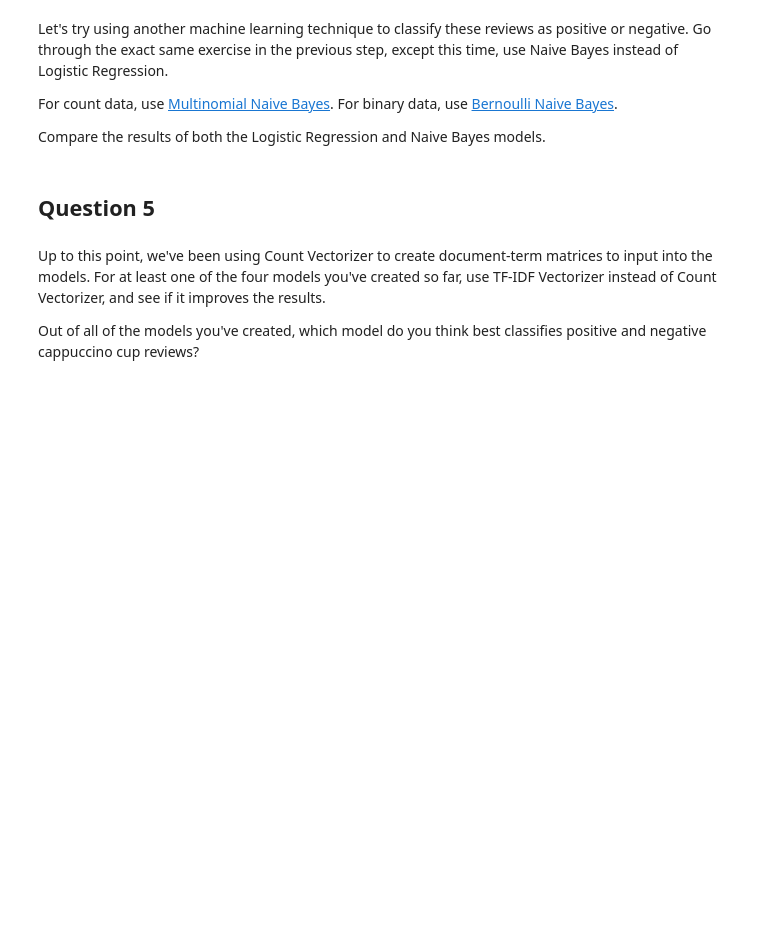
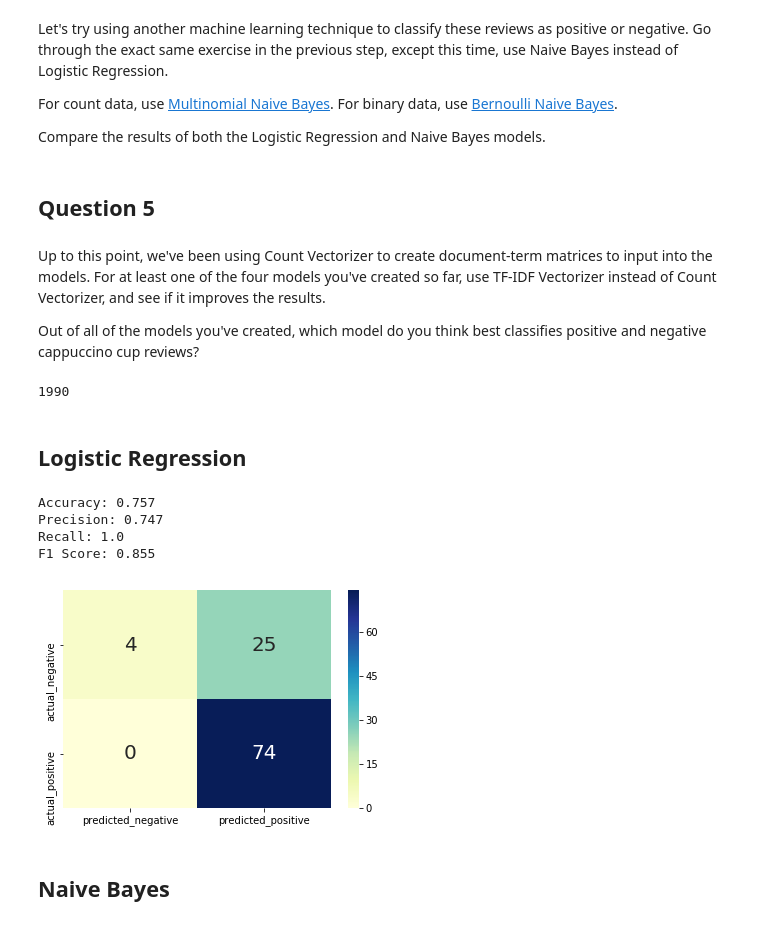
Before and after one commit to Abhinav1004/Intel-NLP-Course, a Jupyter notebook: Machine_Learning_and_NLP_Exercise.ipynb, the cells around one changed output. Saved outputs shown, nothing was run; the diff lists cells and outputs as text; code cells hidden in the pictures; blank space fills up the shorter version.

```diff
--- a/Machine_Learning_and_NLP_Exercise.ipynb
+++ b/Machine_Learning_and_NLP_Exercise.ipynb
@@ -170,0 +229,2 @@ Recommendation: Create a function to calculate the error metrics, since you'll b
+# %%
+data_trim['unigram_bigram'] = data.reviews.apply(lambda x:remove_prepare(build_ngrams(x,2)))
@@ -170,0 +246,3 @@ Recommendation: Create a function to calculate the error metrics, since you'll b
+# %%
+x = data_trim.loc[:,'unigram_bigram']
+y = data_trim.loc[:,'reviews_text']
@@ -171,2 +253,4 @@ Recommendation: Create a function to calculate the error metrics, since you'll b
+# %%
+xtrain,xtest,ytrain,ytest = train_test_split(x,y,test_size=0.2)
 # %% [markdown]
 ## Question 4 ##
@@ -182,3 +268,13 @@ Compare the results of both the Logistic Regression and Naive Bayes models.
 Up to this point, we've been using Count Vectorizer to create document-term matrices to input into the models. For at least one of the four models you've created so far, use TF-IDF Vectorizer instead of Count Vectorizer, and see if it improves the results.
 
 Out of all of the models you've created, which model do you think best classifies positive and negative cappuccino cup reviews?
+# %%
+cv = TfidfVectorizer()
+xtrain_cv = cv.fit_transform(xtrain).toarray()
+xtest_cv = cv.transform(xtest).toarray()
+# %%
+print(len(xtrain_cv[0]))
+# %% [output]
+1990
+# %% [markdown]
+## Logistic Regression
@@ -184,0 +285,11 @@ Out of all of the models you've created, which model do you think best classifie
+# %%
+cm = print_confusion_matrix(ytest,y_pred)
+print_accuracy(cm)
+# %% [output]
+Accuracy: 0.757
+Precision: 0.747
+Recall: 1.0
+F1 Score: 0.855
+[figure, added]
+# %% [markdown]
+## Naive Bayes
```
Also changed, not shown: parts of 33 cells of this notebook.
